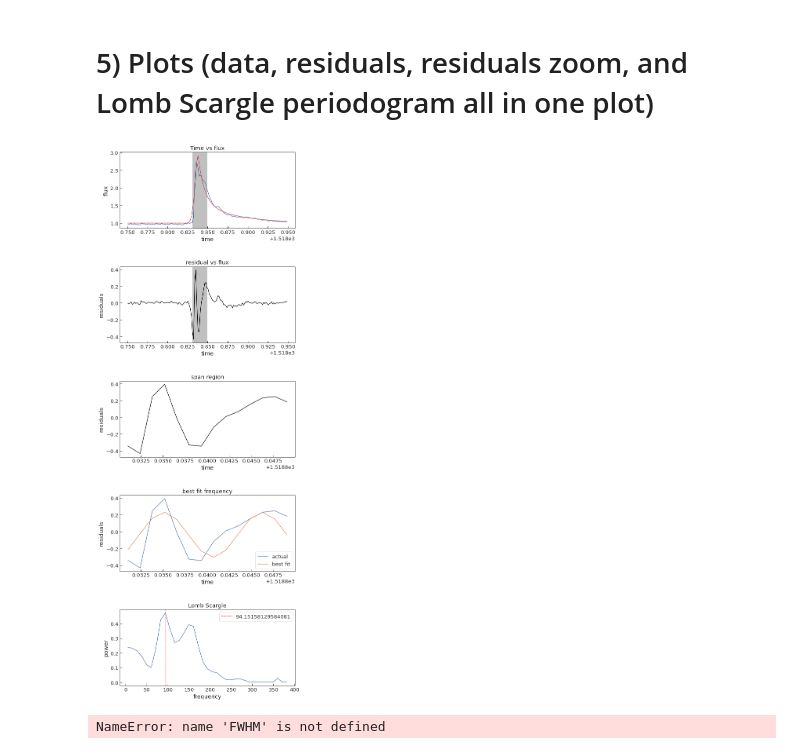
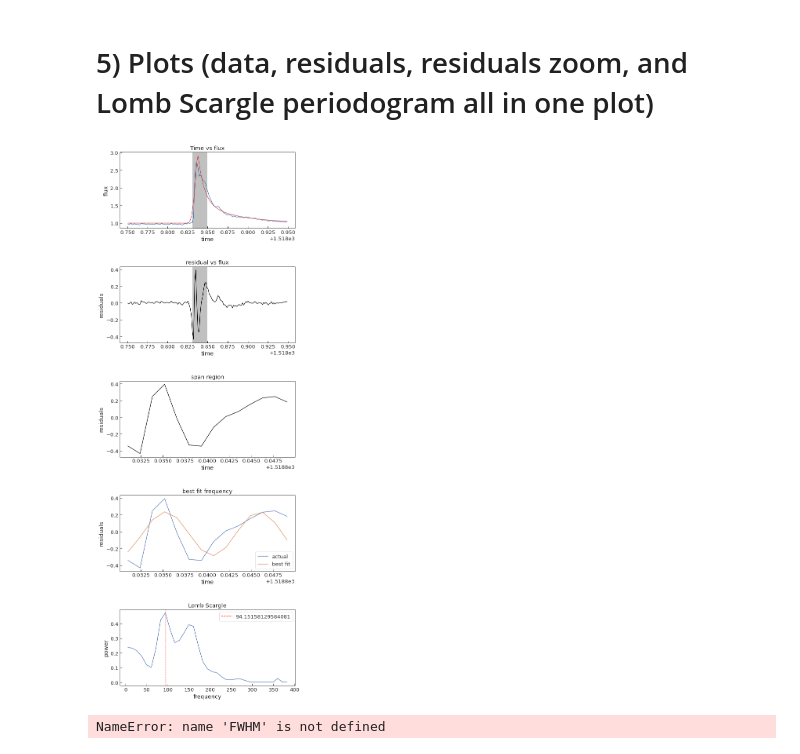
Before and after one commit to Prachi-Rahate/Flare_Leaps, a Jupyter notebook: TIC_1403938/TIC_1403938_ns_25_july/TIC_1403938_ns_1flare/TIC_1403938_ns.ipynb, the cells around one changed output. Saved outputs shown, nothing was run; the diff lists cells and outputs as text; code cells hidden in the pictures.

```diff
--- a/TIC_1403938/TIC_1403938_ns_25_july/TIC_1403938_ns_1flare/TIC_1403938_ns.ipynb
+++ b/TIC_1403938/TIC_1403938_ns_25_july/TIC_1403938_ns_1flare/TIC_1403938_ns.ipynb
@@ -247,35 +247,35 @@ ax3.plot(time_2,residuals_2, 'black')
 ax3.set_xlabel("time")
 ax3.set_ylabel("residuals")
 
 #Best frequency
-frequency, power = LombScargle(time_2, residuals_2).autopower(minimum_frequency=1,maximum_frequency=400)
+frequency, power = LombScargle(time_2, residuals_2).autopower(nyquist_factor = 1)
 best_frequency = frequency[np.argmax(power)]
 t_fit = time_2
 ls = LombScargle(time_2, residuals_2)
 y_fit = ls.model(t_fit, best_frequency)
 ax4.plot(time_2,residuals_2, label = "actual")
 ax4.plot(t_fit, y_fit, label = "best fit")
 ax4.title.set_text("best fit frequency")
 ax4.set_xlabel("time")
 ax4.set_ylabel("residuals")
 ax4.legend()
 
 #lomb scargle applied
 frequency, power = LombScargle(time_2, residuals_2).autopower(nyquist_factor = 1)#maximum_frequency=100)
 ax5.plot(frequency,np.abs(power))
 ax5.title.set_text("Lomb Scargle")
 ax5.set_xlabel("frequency")
 ax5.set_ylabel("power")
 
 # marking lines on lomb scargle plot
 max_power = max(power)  # Find the maximum y value
 max_freq = frequency[power.argmax()] #Find the x value corresponding to the max y value
 plt.axvline(x=max_freq, color = "red", linestyle = "--", label = max_freq)
 plt.legend()
 
 plt.subplots_adjust(hspace=0.5)
 # %% [output]
-[figure, old version]
+[figure, new version]
 # %%
 
 time = file["time"]
```
Also changed, not shown: 2 other files.
